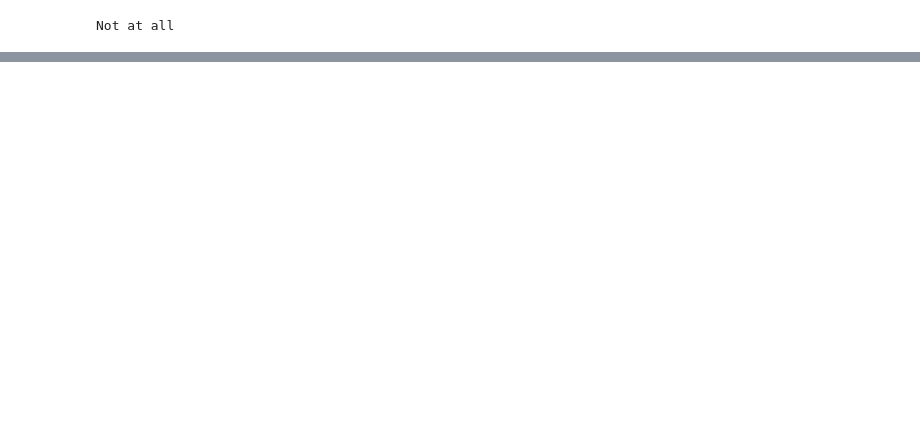
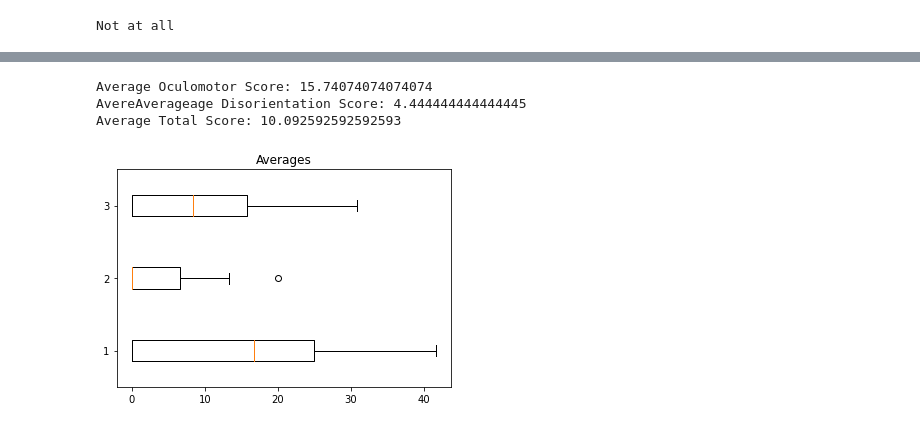
Before and after one commit to Nikolayb1/COMP0138_Maze, a Jupyter notebook: Analyses/main.ipynb, the cells around one changed output, grey strips where cells are left out. Cells and saved outputs as stored; diff of their text form; code cells hidden in the pictures; blank space fills up the shorter version.

```diff
--- a/Analyses/main.ipynb
+++ b/Analyses/main.ipynb
@@ -198,0 +245,25 @@ Total Score: 30.833333333333336
+# %%
+pre_experiment_vrsq_average = []
+pre_experiment_vrsq_symptoms = np.zeros((participantNum, 9))
+for p in range(participantNum):
+    participant = df.iloc[p,SSQs[0]:SSQs[0]+9]
+    participant_val = feelingToNumber(participant)
+    pre_experiment_vrsq_symptoms[p,:] = participant_val
+    o, d, t = calcVRSQ(participant)
+    pre_experiment_vrsq_average.append([o,d,t])
+pre_experiment_vrsq_average = np.array(pre_experiment_vrsq_average)
+average_o = np.mean(pre_experiment_vrsq[:,0])
+average_d = np.mean(pre_experiment_vrsq[:,1])
+average_t = np.mean(pre_experiment_vrsq[:,2])
+print("Average Oculomotor Score: {}\nAvereAverageage Disorientation Score: {}\nAverage Total Score: {}\n".format(average_o, average_d, average_t))
+# %% [output]
+Average Oculomotor Score: 15.74074074074074
+AvereAverageage Disorientation Score: 4.444444444444445
+Average Total Score: 10.092592592592593
+# %%
+fig1, ax1 = plt.subplots()
+ax1.set_title('Averages')
+ax1.boxplot(pre_experiment_vrsq, vert=False)
+plt.show()
+# %% [output]
+[figure, added]
```
Also changed, not shown: parts of 12 cells of this notebook.
